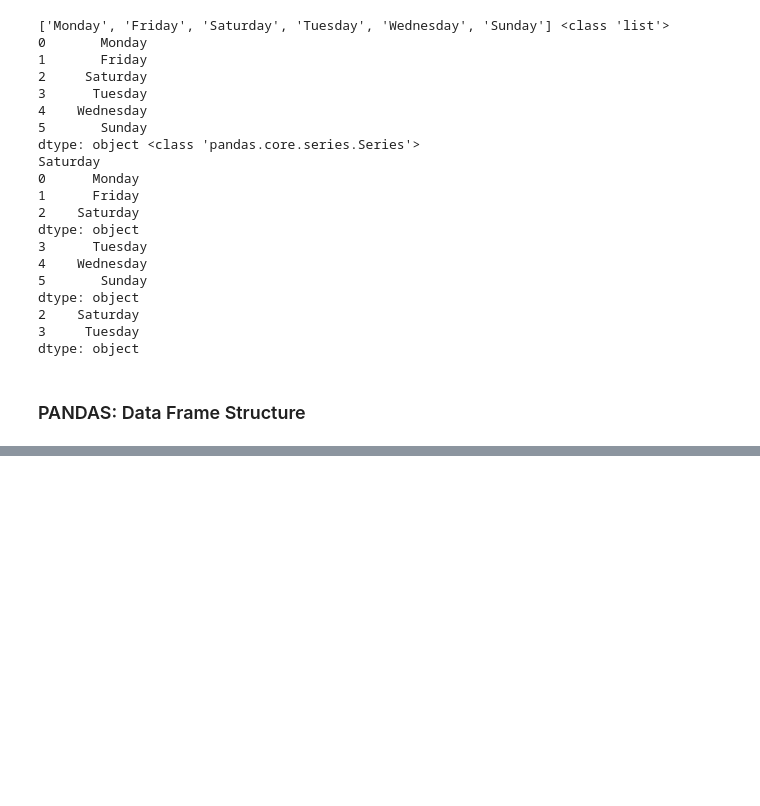
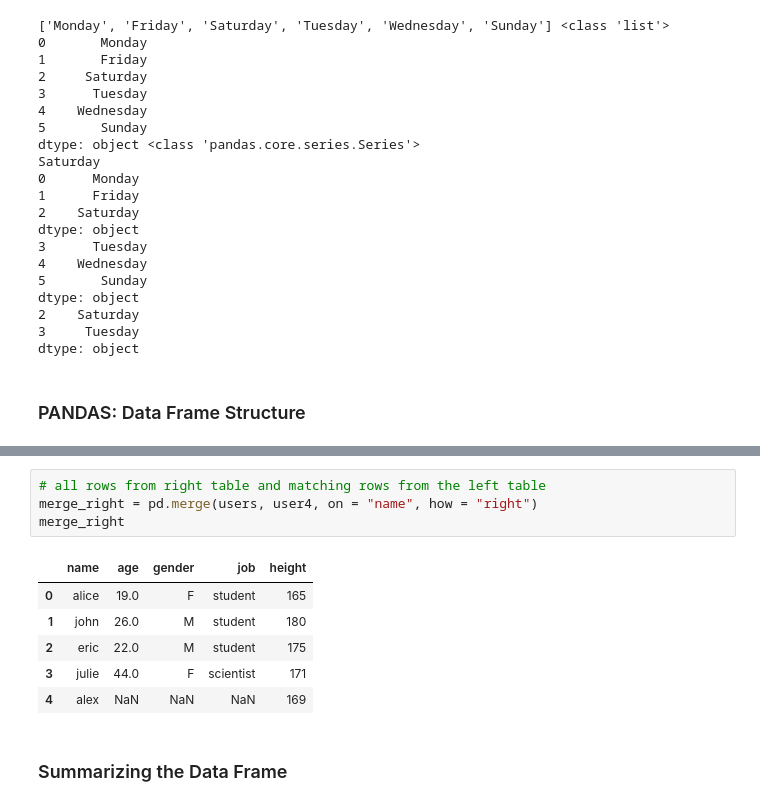
Before and after one commit to subbu27iitb/Training01, a Jupyter notebook: Pandas.ipynb, the cells around one changed output, grey strips where cells are left out. Saved outputs shown, nothing was run; the diff lists cells and outputs as text; blank space fills up the shorter version.

```diff
--- a/Pandas.ipynb
+++ b/Pandas.ipynb
@@ -252,0 +398,13 @@ dtype: object
+# %%
+# all rows from right table and matching rows from the left table
+merge_right = pd.merge(users, user4, on = "name", how = "right")
+merge_right
+# %% [output]
+|  | name | age | gender | job | height |
+| 0 | alice | 19.0 | F | student | 165 |
+| 1 | john | 26.0 | M | student | 180 |
+| 2 | eric | 22.0 | M | student | 175 |
+| 3 | julie | 44.0 | F | scientist | 171 |
+| 4 | alex | NaN | NaN | NaN | 169 |
+# %% [markdown]
+### Summarizing the Data Frame
```
Also changed, not shown: parts of 35 cells of this notebook.
